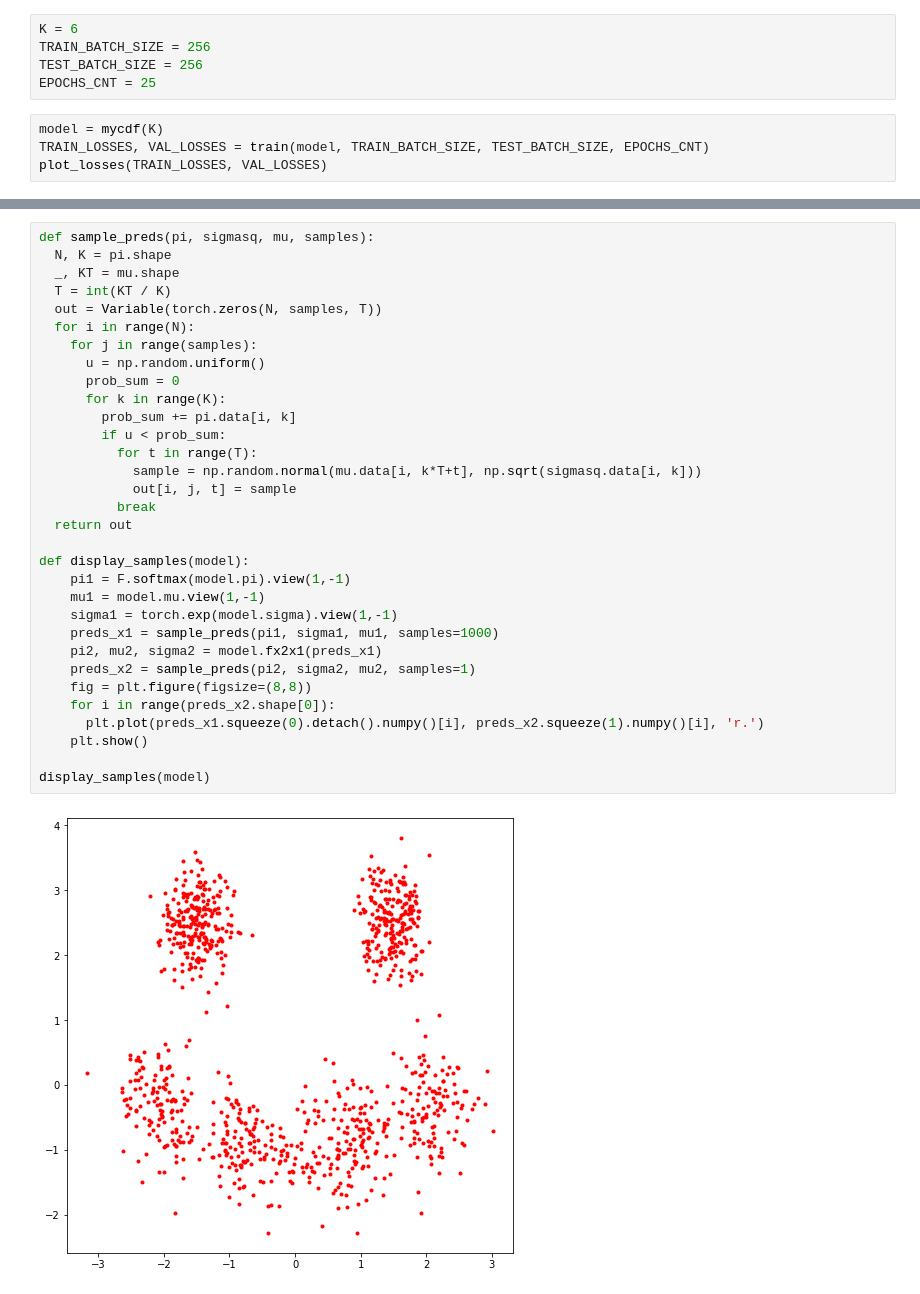
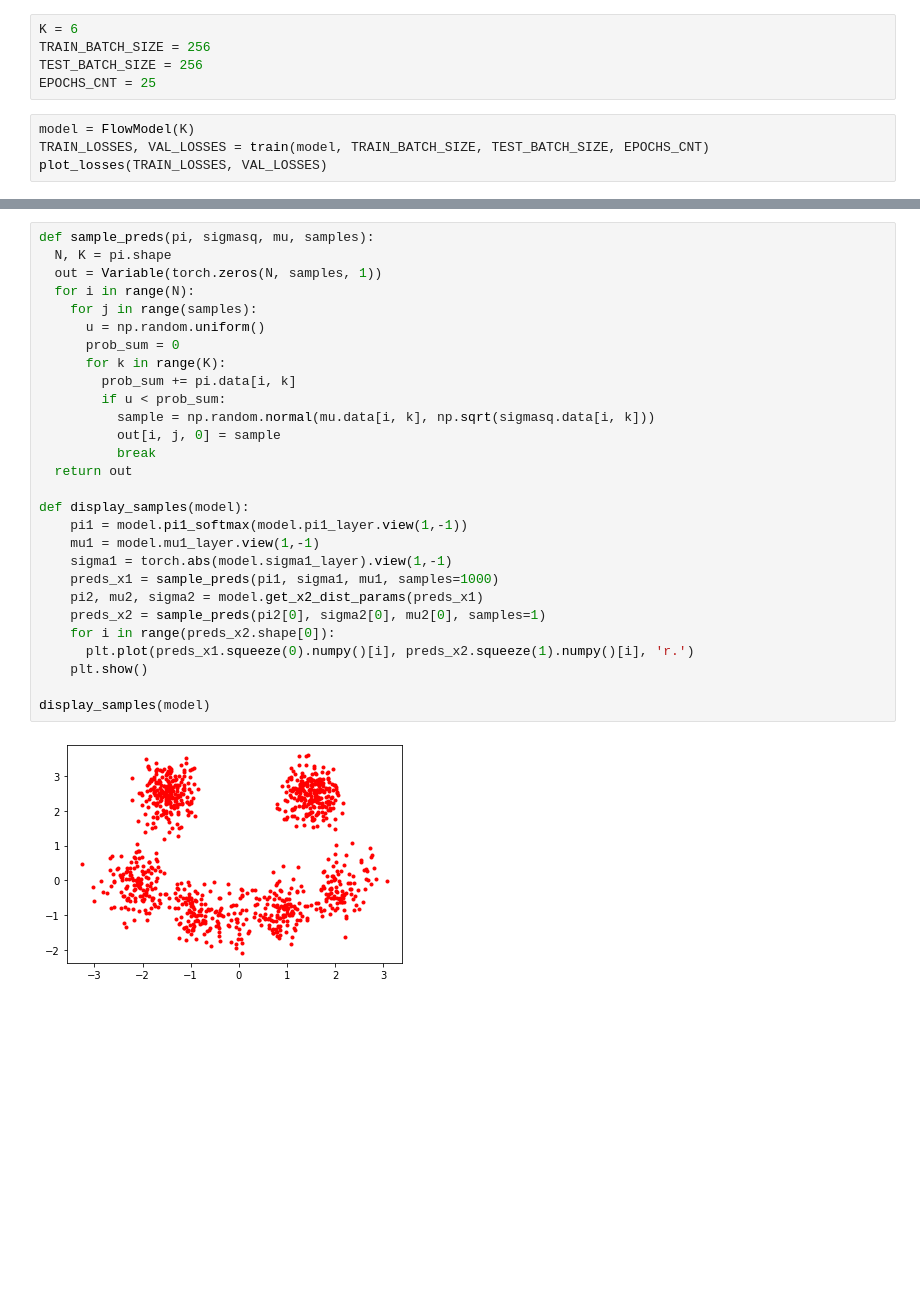
Before and after one commit to RamSaw/deep-unsupervised-learning, a Jupyter notebook: HW_02_T_01.ipynb, the cells around one changed output, grey strips where cells are left out. Cells and saved outputs as stored; diff of their text form; blank space fills up the shorter version.

```diff
--- a/HW_02_T_01.ipynb
+++ b/HW_02_T_01.ipynb
@@ -217,7 +216,7 @@ TRAIN_BATCH_SIZE = 256
 TEST_BATCH_SIZE = 256
 EPOCHS_CNT = 25
 # %%
-model = mycdf(K)
+model = FlowModel(K)
 TRAIN_LOSSES, VAL_LOSSES = train(model, TRAIN_BATCH_SIZE, TEST_BATCH_SIZE, EPOCHS_CNT)
 plot_losses(TRAIN_LOSSES, VAL_LOSSES)
 # %% [output]
@@ -270,34 +269,30 @@ draw_latent_space(model)
 # %%
 def sample_preds(pi, sigmasq, mu, samples):
   N, K = pi.shape
-  _, KT = mu.shape
-  T = int(KT / K)
-  out = Variable(torch.zeros(N, samples, T))
+  out = Variable(torch.zeros(N, samples, 1))
   for i in range(N):
     for j in range(samples):
       u = np.random.uniform()
       prob_sum = 0
       for k in range(K):
         prob_sum += pi.data[i, k]
         if u < prob_sum:
-          for t in range(T):
-            sample = np.random.normal(mu.data[i, k*T+t], np.sqrt(sigmasq.data[i, k]))
-            out[i, j, t] = sample
+          sample = np.random.normal(mu.data[i, k], np.sqrt(sigmasq.data[i, k]))
+          out[i, j, 0] = sample
           break
   return out
 
 def display_samples(model):
-    pi1 = F.softmax(model.pi).view(1,-1)
-    mu1 = model.mu.view(1,-1)
-    sigma1 = torch.exp(model.sigma).view(1,-1)
+    pi1 = model.pi1_softmax(model.pi1_layer.view(1,-1))
+    mu1 = model.mu1_layer.view(1,-1)
+    sigma1 = torch.abs(model.sigma1_layer).view(1,-1)
     preds_x1 = sample_preds(pi1, sigma1, mu1, samples=1000)
-    pi2, mu2, sigma2 = model.fx2x1(preds_x1)
-    preds_x2 = sample_preds(pi2, sigma2, mu2, samples=1)
-    fig = plt.figure(figsize=(8,8))
+    pi2, mu2, sigma2 = model.get_x2_dist_params(preds_x1)
+    preds_x2 = sample_preds(pi2[0], sigma2[0], mu2[0], samples=1)
     for i in range(preds_x2.shape[0]):
-      plt.plot(preds_x1.squeeze(0).detach().numpy()[i], preds_x2.squeeze(1).numpy()[i], 'r.')
+      plt.plot(preds_x1.squeeze(0).numpy()[i], preds_x2.squeeze(1).numpy()[i], 'r.')
     plt.show()
 
 display_samples(model)
 # %% [output]
-[figure, old version]
+[figure, new version]
```
Also changed, not shown: parts of 8 cells of this notebook.
